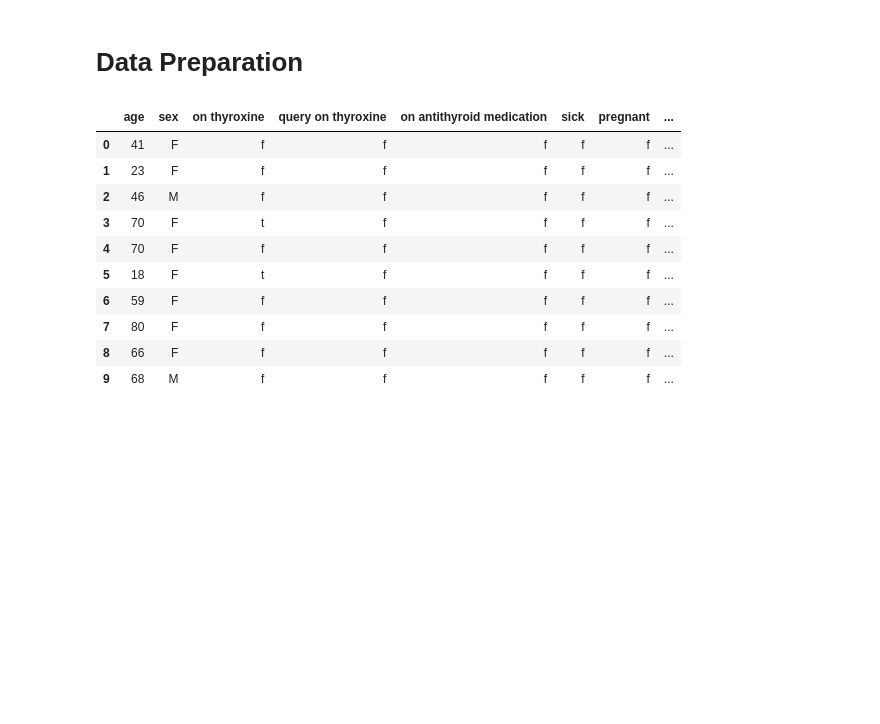
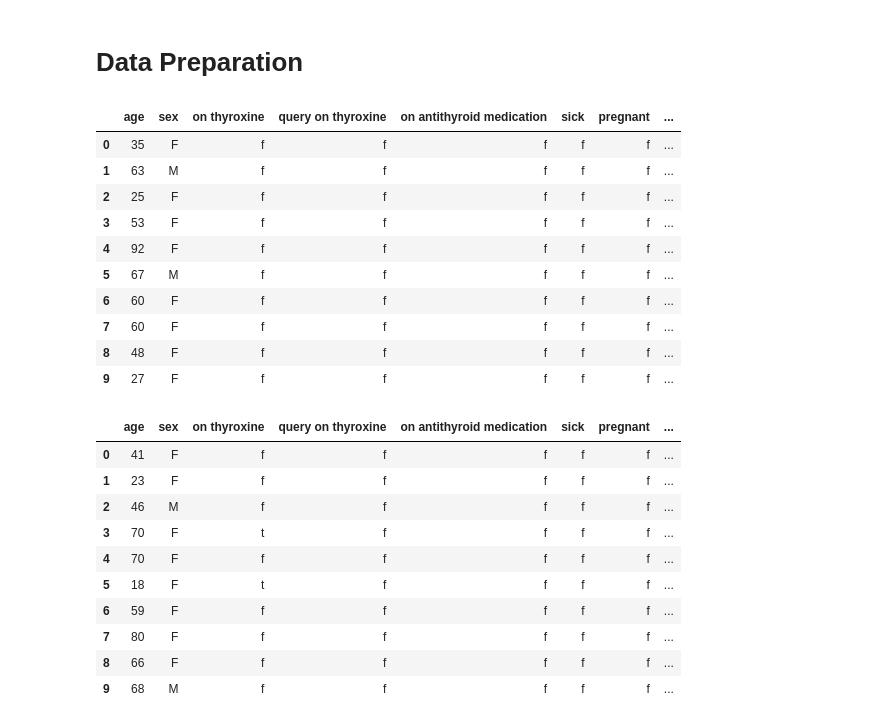
Before and after one commit to makfordead/idm-data-project, a Jupyter notebook: code.ipynb, the cells around one changed output. Saved outputs shown, nothing was run; the diff lists cells and outputs as text; code cells hidden in the pictures; blank space fills up the shorter version.

```diff
--- a/code.ipynb
+++ b/code.ipynb
@@ -51,6 +58,7 @@ import seaborn as sns
 %matplotlib inline
 # %%
 df = pd.read_csv('allbp-data.csv')
+test = pd.read_csv('allbp-test.csv')
 # %% [markdown]
 # Data Understanding
 # %%
@@ -79,6 +87,22 @@ df.head(10)
 # Data Preparation
 # %%
 df['class'] = df['class'].apply(lambda x: x[:x.find('.')])
+# %%
+test['class'] = test['class'].apply(lambda x: x[:x.find('.')])
+# %%
+test.head(10)
+# %% [output]
+|  | age | sex | on thyroxine | query on thyroxine | on antithyroid medication | sick | pregnant | ... |
+| 0 | 35 | F | f | f | f | f | f | ... |
+| 1 | 63 | M | f | f | f | f | f | ... |
+| 2 | 25 | F | f | f | f | f | f | ... |
+| 3 | 53 | F | f | f | f | f | f | ... |
+| 4 | 92 | F | f | f | f | f | f | ... |
+| 5 | 67 | M | f | f | f | f | f | ... |
+| 6 | 60 | F | f | f | f | f | f | ... |
+| 7 | 60 | F | f | f | f | f | f | ... |
+| 8 | 48 | F | f | f | f | f | f | ... |
+| 9 | 27 | F | f | f | f | f | f | ... |
 # %%
 df.head(10)
 # %% [output]
```
Also changed, not shown: parts of 28 cells of this notebook.
